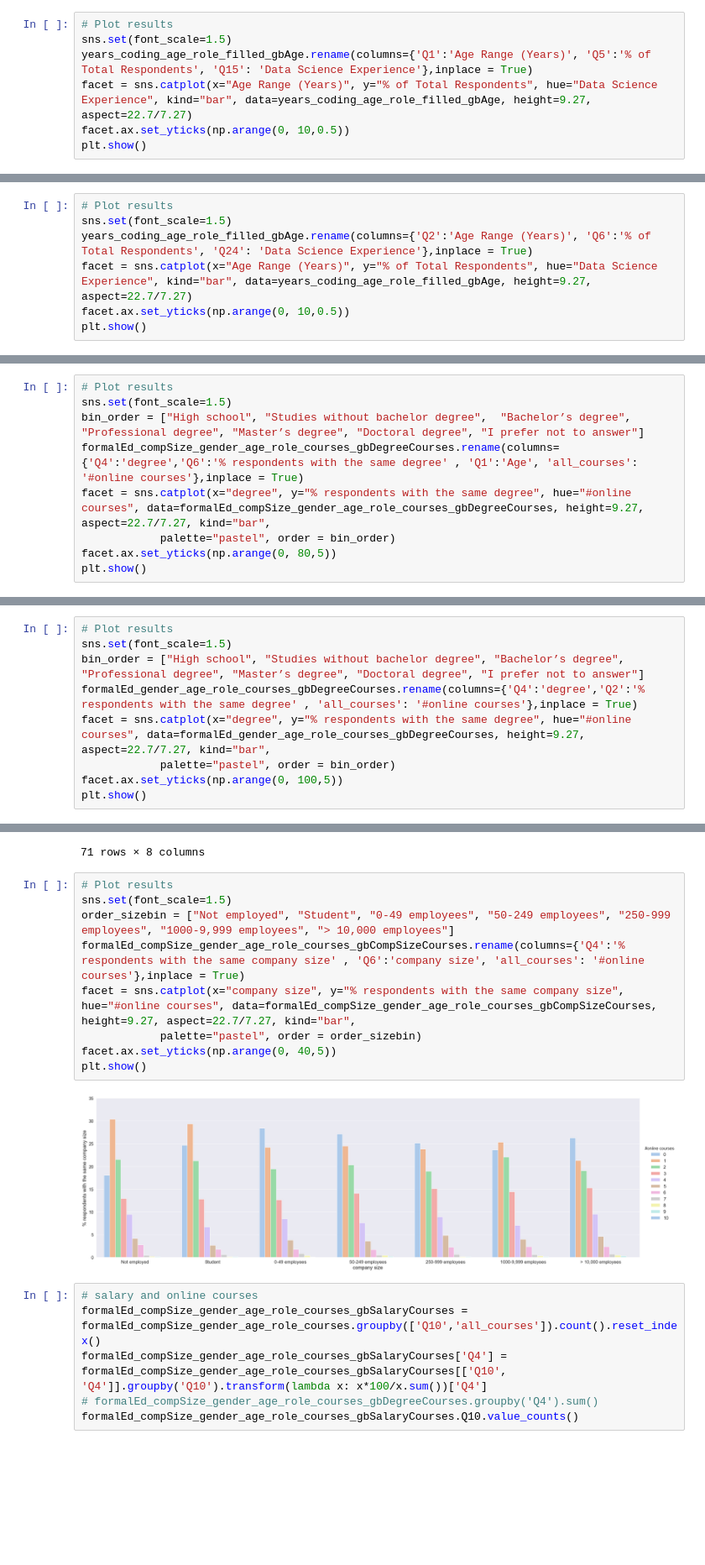
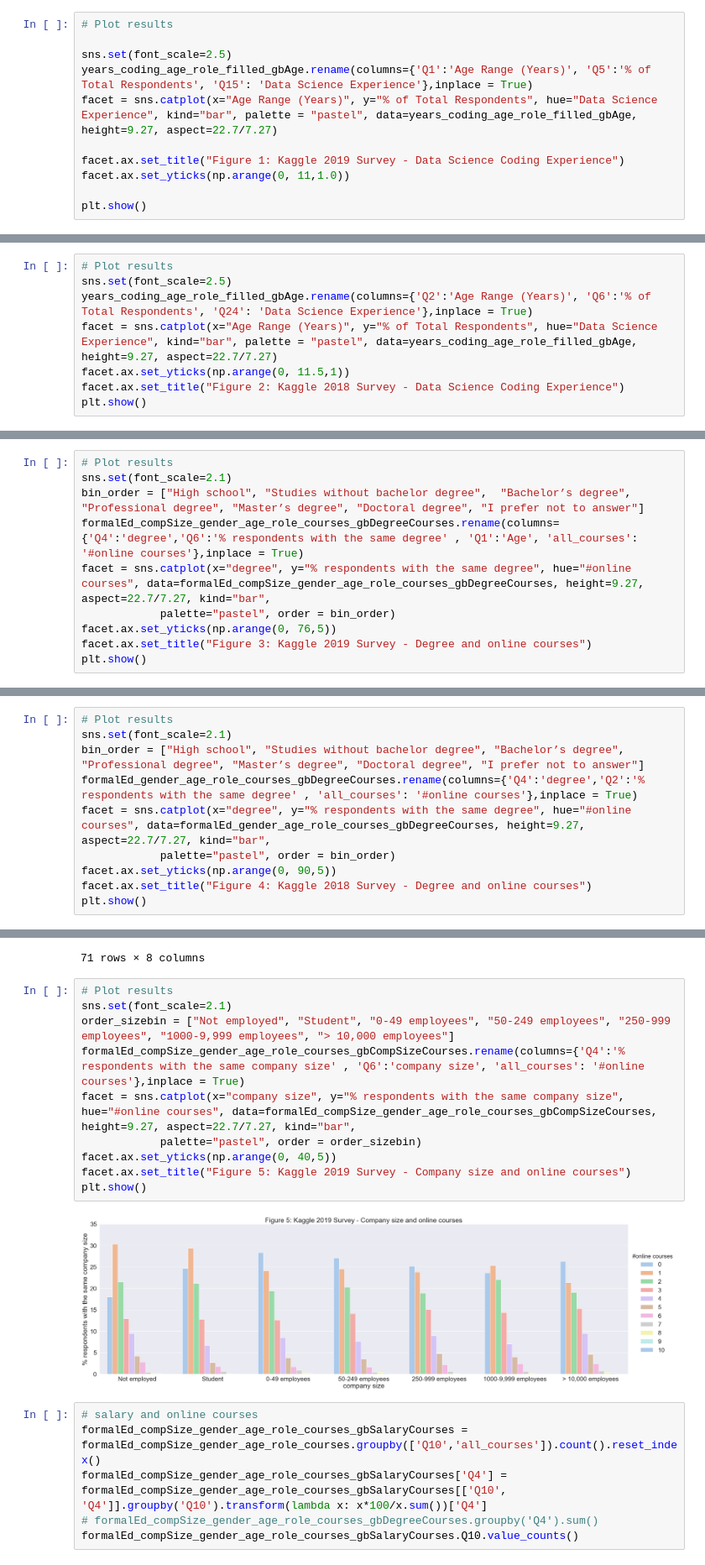
Before and after one commit to MLacra/kaggle_DS2019, a Jupyter notebook: DS_trends.ipynb, the cells around one changed output, grey strips where cells are left out. Shown at 84% size. Saved outputs shown, nothing was run; the diff lists cells and outputs as text; blank space fills up the shorter version.

```diff
--- a/DS_trends.ipynb
+++ b/DS_trends.ipynb
@@ -183,9 +169,13 @@ years_coding_age_role_filled_gbAge = years_coding_age_role_filled_gbAge.drop(77)
 ### 1.1.3 Plot results
 # %%
 # Plot results
-sns.set(font_scale=1.5)
+
+sns.set(font_scale=2.5)
 years_coding_age_role_filled_gbAge.rename(columns={'Q1':'Age Range (Years)', 'Q5':'% of Total Respondents', 'Q15': 'Data Science Experience'},inplace = True)
-facet = sns.catplot(x="Age Range (Years)", y="% of Total Respondents", hue="Data Science Experience", kind="bar", data=years_coding_age_role_filled_gbAge, height=9.27, aspect=22.7/7.27)
-facet.ax.set_yticks(np.arange(0, 10,0.5))
+facet = sns.catplot(x="Age Range (Years)", y="% of Total Respondents", hue="Data Science Experience", kind="bar", palette = "pastel", data=years_coding_age_role_filled_gbAge, height=9.27, aspect=22.7/7.27)
+
+facet.ax.set_title("Figure 1: Kaggle 2019 Survey - Data Science Coding Experience")
+facet.ax.set_yticks(np.arange(0, 11,1.0))
+
 plt.show()
 # %% [output]
@@ -316,9 +311,10 @@ years_coding_age_role_filled_gbAge
 ### 1.2.3 Plot results
 # %%
 # Plot results
-sns.set(font_scale=1.5)
+sns.set(font_scale=2.5)
 years_coding_age_role_filled_gbAge.rename(columns={'Q2':'Age Range (Years)', 'Q6':'% of Total Respondents', 'Q24': 'Data Science Experience'},inplace = True)
-facet = sns.catplot(x="Age Range (Years)", y="% of Total Respondents", hue="Data Science Experience", kind="bar", data=years_coding_age_role_filled_gbAge, height=9.27, aspect=22.7/7.27)
-facet.ax.set_yticks(np.arange(0, 10,0.5))
+facet = sns.catplot(x="Age Range (Years)", y="% of Total Respondents", hue="Data Science Experience", kind="bar", palette = "pastel", data=years_coding_age_role_filled_gbAge, height=9.27, aspect=22.7/7.27)
+facet.ax.set_yticks(np.arange(0, 11.5,1))
+facet.ax.set_title("Figure 2: Kaggle 2018 Survey - Data Science Coding Experience")
 plt.show()
 # %% [output]
@@ -467,11 +463,12 @@ formalEd_compSize_gender_age_role_courses_gbDegreeCourses
 68 rows × 8 columns
 # %%
 # Plot results
-sns.set(font_scale=1.5)
+sns.set(font_scale=2.1)
 bin_order = ["High school", "Studies without bachelor degree",  "Bachelor’s degree", "Professional degree", "Master’s degree", "Doctoral degree", "I prefer not to answer"]
 formalEd_compSize_gender_age_role_courses_gbDegreeCourses.rename(columns={'Q4':'degree','Q6':'% respondents with the same degree' , 'Q1':'Age', 'all_courses': '#online courses'},inplace = True)
 facet = sns.catplot(x="degree", y="% respondents with the same degree", hue="#online courses", data=formalEd_compSize_gender_age_role_courses_gbDegreeCourses, height=9.27, aspect=22.7/7.27, kind="bar",
             palette="pastel", order = bin_order)
-facet.ax.set_yticks(np.arange(0, 80,5))
+facet.ax.set_yticks(np.arange(0, 76,5))
+facet.ax.set_title("Figure 3: Kaggle 2019 Survey - Degree and online courses")
 plt.show()
 # %% [output]
@@ -539,11 +536,12 @@ formalEd_gender_age_role_courses_gbDegreeCourses
 71 rows × 6 columns
 # %%
 # Plot results
-sns.set(font_scale=1.5)
+sns.set(font_scale=2.1)
 bin_order = ["High school", "Studies without bachelor degree", "Bachelor’s degree", "Professional degree", "Master’s degree", "Doctoral degree", "I prefer not to answer"]
 formalEd_gender_age_role_courses_gbDegreeCourses.rename(columns={'Q4':'degree','Q2':'% respondents with the same degree' , 'all_courses': '#online courses'},inplace = True)
 facet = sns.catplot(x="degree", y="% respondents with the same degree", hue="#online courses", data=formalEd_gender_age_role_courses_gbDegreeCourses, height=9.27, aspect=22.7/7.27, kind="bar",
             palette="pastel", order = bin_order)
-facet.ax.set_yticks(np.arange(0, 100,5))
+facet.ax.set_yticks(np.arange(0, 90,5))
+facet.ax.set_title("Figure 4: Kaggle 2018 Survey - Degree and online courses")
 plt.show()
 # %% [output]
@@ -580,15 +578,16 @@ formalEd_compSize_gender_age_role_courses_gbCompSizeCourses
 71 rows × 8 columns
 # %%
 # Plot results
-sns.set(font_scale=1.5)
+sns.set(font_scale=2.1)
 order_sizebin = ["Not employed", "Student", "0-49 employees", "50-249 employees", "250-999 employees", "1000-9,999 employees", "> 10,000 employees"]
 formalEd_compSize_gender_age_role_courses_gbCompSizeCourses.rename(columns={'Q4':'% respondents with the same company size' , 'Q6':'company size', 'all_courses': '#online courses'},inplace = True)
 facet = sns.catplot(x="company size", y="% respondents with the same company size", hue="#online courses", data=formalEd_compSize_gender_age_role_courses_gbCompSizeCourses, height=9.27, aspect=22.7/7.27, kind="bar",
             palette="pastel", order = order_sizebin)
 facet.ax.set_yticks(np.arange(0, 40,5))
+facet.ax.set_title("Figure 5: Kaggle 2019 Survey - Company size and online courses")
 plt.show()
 # %% [output]
-[figure, old version]
+[figure, new version]
 # %%
 # salary and online courses
 formalEd_compSize_gender_age_role_courses_gbSalaryCourses = formalEd_compSize_gender_age_role_courses.groupby(['Q10','all_courses']).count().reset_index()
```
Also changed, not shown: parts of 9 cells of this notebook, 1 other file.
